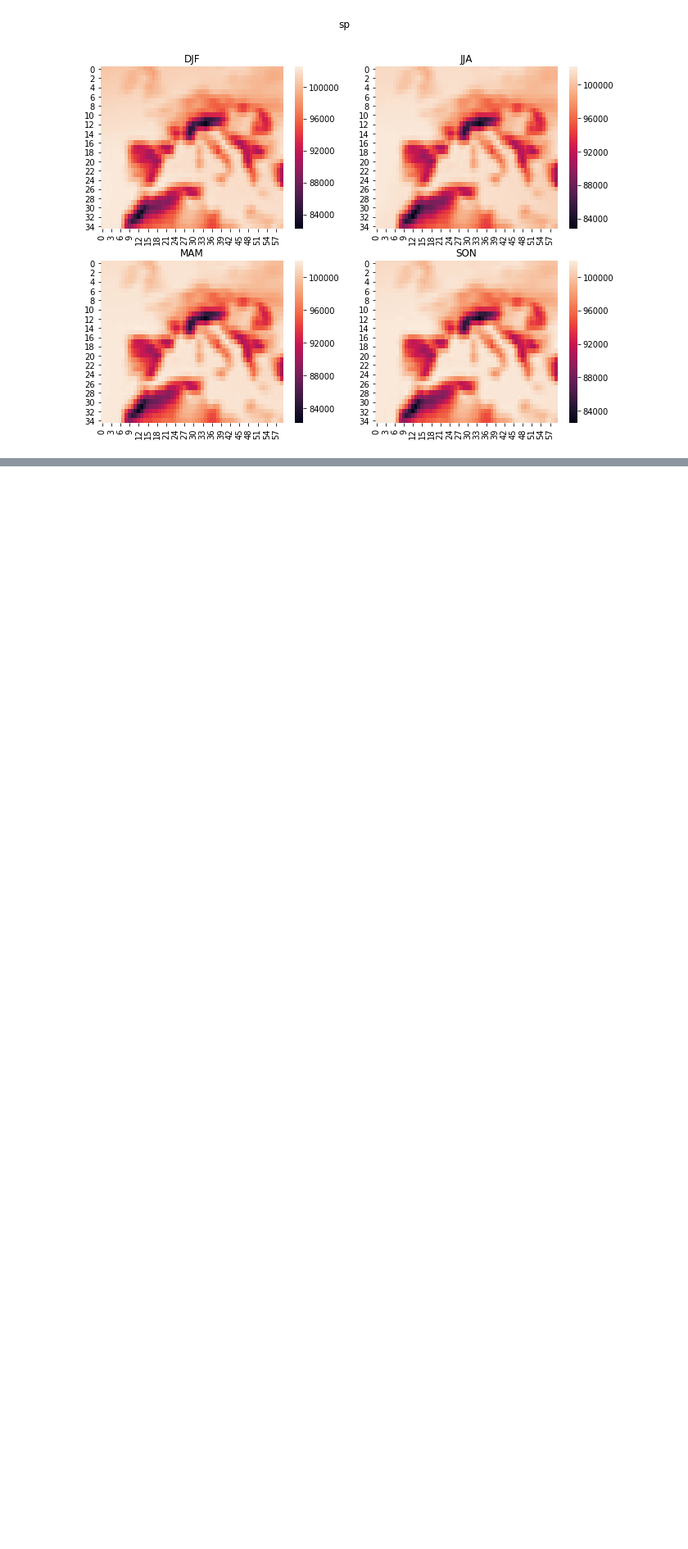
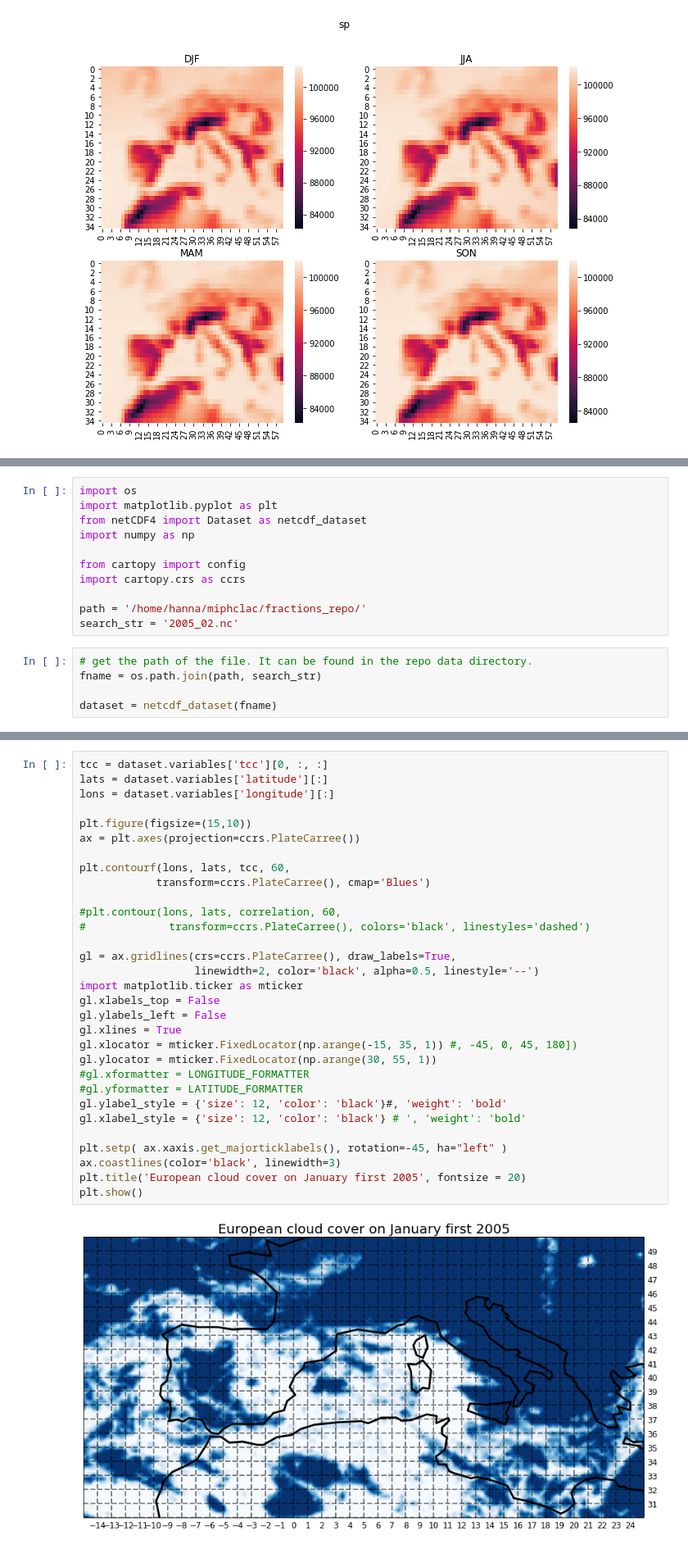
Before and after one commit to hannasv/ms, a Jupyter notebook: notebooks/plotting/plot_grid.ipynb, the cells around one changed output, grey strips where cells are left out. Shown at 82% size. Cells and saved outputs as stored; diff of their text form; blank space fills up the shorter version.

```diff
--- a/notebooks/plotting/plot_grid.ipynb
+++ b/notebooks/plotting/plot_grid.ipynb
@@ -209,0 +217,16 @@ for f in cropped_files:
+# %%
+import os
+import matplotlib.pyplot as plt
+from netCDF4 import Dataset as netcdf_dataset
+import numpy as np
+
+from cartopy import config
+import cartopy.crs as ccrs
+
+path = '/home/hanna/miphclac/fractions_repo/'
+search_str = '2005_02.nc'
+# %%
+# get the path of the file. It can be found in the repo data directory.
+fname = os.path.join(path, search_str)
+
+dataset = netcdf_dataset(fname)
@@ -209,0 +241,33 @@ for f in cropped_files:
+# %%
+tcc = dataset.variables['tcc'][0, :, :]
+lats = dataset.variables['latitude'][:]
+lons = dataset.variables['longitude'][:]
+
+plt.figure(figsize=(15,10))
+ax = plt.axes(projection=ccrs.PlateCarree())
+
+plt.contourf(lons, lats, tcc, 60,
+            transform=ccrs.PlateCarree(), cmap='Blues')
+
+#plt.contour(lons, lats, correlation, 60,
+#             transform=ccrs.PlateCarree(), colors='black', linestyles='dashed')
+
+gl = ax.gridlines(crs=ccrs.PlateCarree(), draw_labels=True,
+                  linewidth=2, color='black', alpha=0.5, linestyle='--')
+import matplotlib.ticker as mticker
+gl.xlabels_top = False
+gl.ylabels_left = False
+gl.xlines = True
+gl.xlocator = mticker.FixedLocator(np.arange(-15, 35, 1)) #, -45, 0, 45, 180])
+gl.ylocator = mticker.FixedLocator(np.arange(30, 55, 1))
+#gl.xformatter = LONGITUDE_FORMATTER
+#gl.yformatter = LATITUDE_FORMATTER
+gl.ylabel_style = {'size': 12, 'color': 'black'}#, 'weight': 'bold'
+gl.xlabel_style = {'size': 12, 'color': 'black'} # ', 'weight': 'bold'
+
+plt.setp( ax.xaxis.get_majorticklabels(), rotation=-45, ha="left" )
+ax.coastlines(color='black', linewidth=3)
+plt.title('European cloud cover on January first 2005', fontsize = 20)
+plt.show()
+# %% [output]
+[figure, added]
```
Also changed, not shown: parts of 11 cells of this notebook, 4 other files.
